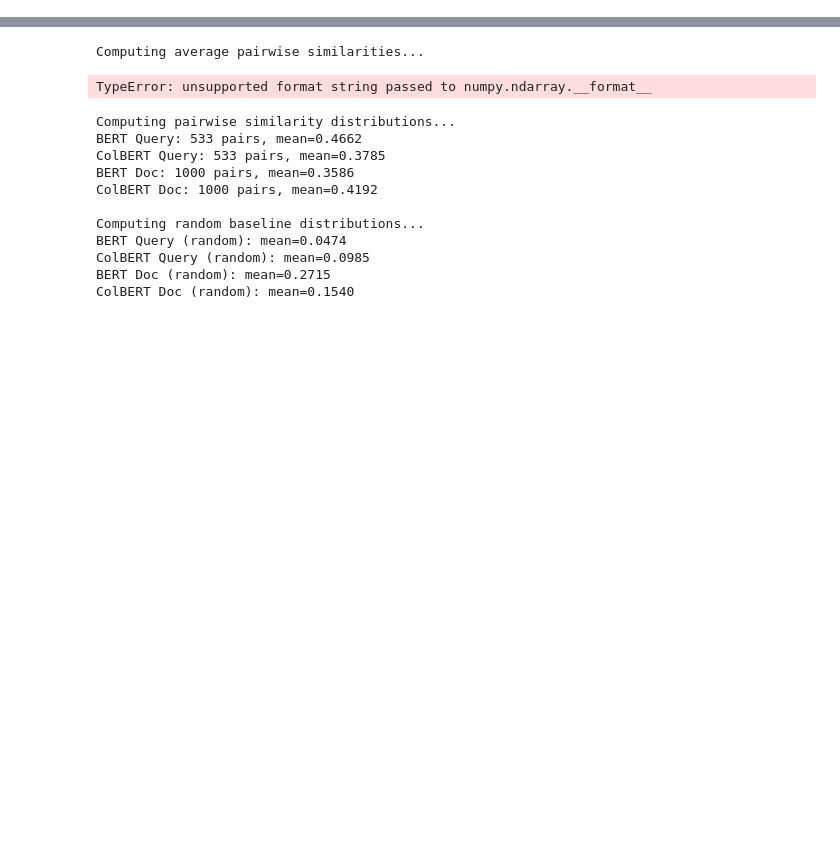
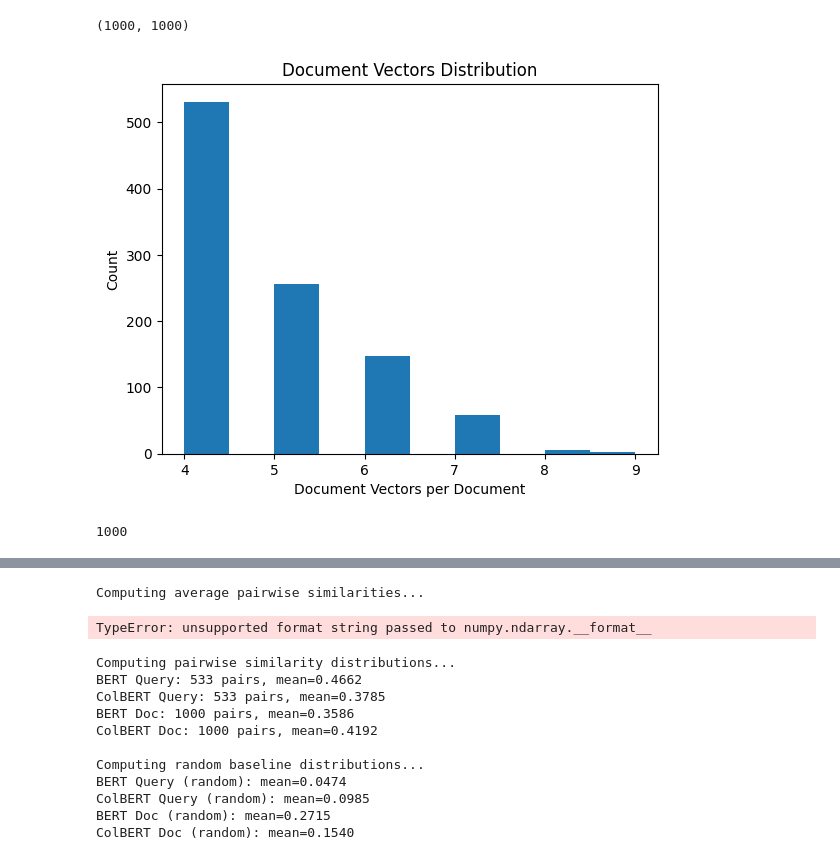
Before and after one commit to PrasannS/setretrieval, a Jupyter notebook: notebooks/diversity_analysis.ipynb, the cells around one changed output, grey strips where cells are left out. Saved outputs shown, nothing was run; the diff lists cells and outputs as text; code cells hidden in the pictures; blank space fills up the shorter version.

```diff
--- a/notebooks/diversity_analysis.ipynb
+++ b/notebooks/diversity_analysis.ipynb
@@ -14,3 +135,20 @@ from tqdm import tqdm
+# %%
+msdocs.shape
+# %% [output]
+(1000, 1000)
+# %%
+# document vector counts plotted
+plt.hist([len(doc) for doc in nountraindocs])
+plt.xlabel("Document Vectors per Document")
+plt.ylabel("Count")
+plt.title("Document Vectors Distribution")
+plt.show()
+# %% [output]
+[figure, added]
+# %%
+len(nountraindocs)
+# %% [output]
+1000
 # %%
 # query vectors
 bertqueries = pickload("../propercache/cache/embdiversity/bertwikidefault/query.pkl")
```
Also changed, not shown: parts of 14 cells of this notebook, 21 other files.
